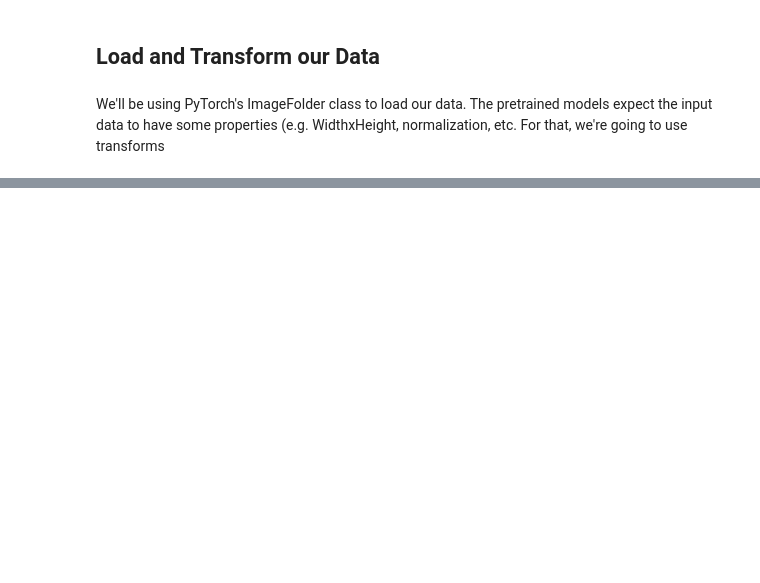
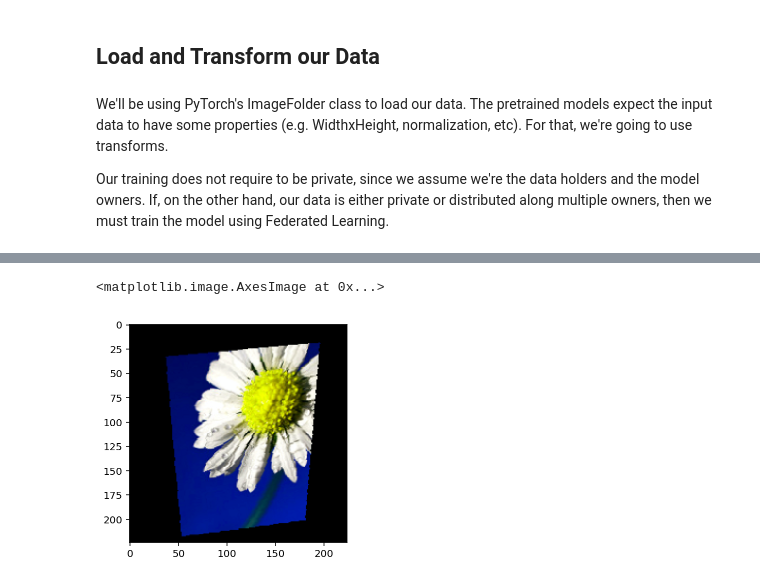
Before and after one commit to aristizabal95/jupyter-projects, a Jupyter notebook: Secured Transfer Learning/Secured Transfer Learning.ipynb, the cells around one changed output, grey strips where cells are left out. Drawn from its saved outputs; the diff is of its cells as text; code cells hidden in the pictures; blank space fills up the shorter version.

```diff
--- a/Secured Transfer Learning/Secured Transfer Learning.ipynb
+++ b/Secured Transfer Learning/Secured Transfer Learning.ipynb
@@ -105,4 +112,39 @@ if [f for f in os.listdir(test_path) if not f.startswith('.')] == []:
 ## Load and Transform our Data
 # %% [markdown]
 We'll be using PyTorch's ImageFolder class to load our data.
-The pretrained models expect the input data to have some properties (e.g. WidthxHeight, normalization, etc. For that, we're going to use transforms
+The pretrained models expect the input data to have some properties (e.g. WidthxHeight, normalization, etc). For that, we're going to use transforms.
+
+Our training does not require to be private, since we assume we're the data holders and the model owners. If, on the other hand, our data is either private or distributed along multiple owners, then we must train the model using Federated Learning.
+# %%
+train_transform = transforms.Compose([
+                        transforms.ColorJitter(0.1, 0.1, 0.1, 0.1),
+                        transforms.RandomHorizontalFlip(),
+                        transforms.RandomPerspective(),
+                        transforms.RandomRotation(30, expand=True),
+                        transforms.Resize((224,224)), # Pretrained models work with 224x224
+                        transforms.ToTensor(),
+                        transforms.Normalize(mean=[0.485, 0.456, 0.406],std=[0.229, 0.224, 0.225]), # Pretrained models expect this exact normalization
+
+                    ])
+
+test_transform = transforms.Compose([
+                        transforms.Resize((224,224)), # Pretrained models work with 224x224
+                        transforms.ToTensor(),
+                        transforms.Normalize(mean=[0.485, 0.456, 0.406],std=[0.229, 0.224, 0.225]), # Pretrained models expect this exact normalization
+
+                    ])
+
+trainset = datasets.ImageFolder('flowers/train', transform=train_transform)
+trainloader = torch.utils.data.DataLoader(trainset, batch_size=16)
+
+testset = datasets.ImageFolder('flowers/test', transform=test_transform)
+testloader = torch.utils.data.DataLoader(testset, batch_size=16)
+# %%
+trainiter = iter(trainloader)
+testiter = iter(testloader)
+# %%
+images, labels = trainiter.next()
+# Remove normalization
+image = images[0].numpy()*np.array([0.229, 0.224, 0.225]).reshape((3,1,1)) + np.array([0.485, 0.456, 0.406]).reshape((3,1,1))
+plt.imshow(np.rollaxis(image, 0, 3))
+# %% [output]
@@ -108,0 +152,2 @@ The pretrained models expect the input data to have some properties (e.g. Widthx
+<matplotlib.image.AxesImage at 0x...>
+[figure, added]
```
Also changed, not shown: parts of 14 cells of this notebook.
